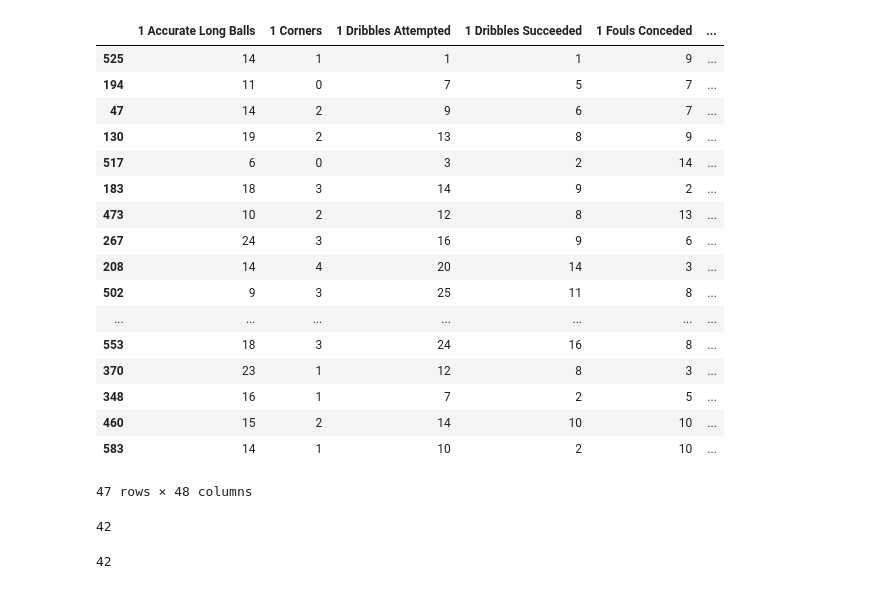
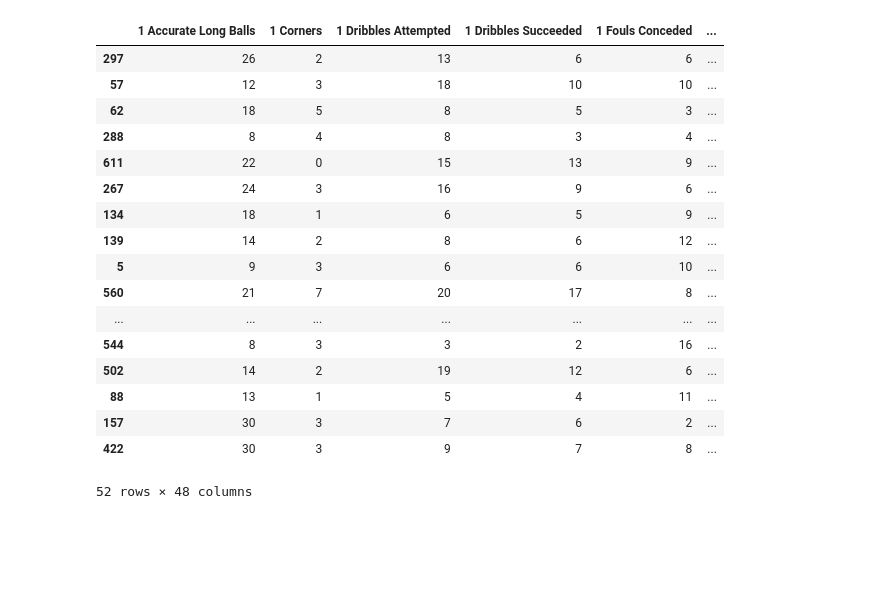
Before and after one commit to ido-tzhori/Soccer-Stats, a Jupyter notebook: Half Predict pt 2.ipynb, the cells around one changed output. Cells and saved outputs as stored; diff of their text form; code cells hidden in the pictures; blank space fills up the shorter version.

```diff
--- a/Half Predict pt 2.ipynb
+++ b/Half Predict pt 2.ipynb
@@ -40,12 +49,25 @@ df.groupby(['winner']).count()[['1 Goals', '2 Goals','1 Possession','2 Possessio
+# %%
+preddf = data.copy()
 # %%
-for i in range(3):
-    for index, row in df.iterrows():
+for i in range(5):
+    for index, row in preddf.iterrows():
         if bool(random.getrandbits(1)):
-            row1 = df.iloc[index]
+            row1 = preddf.iloc[index]
             row1[:21], row1[21:-2] = row1[21:-2], row1[:21].copy()
             row1[-2] = 1 if row1[-2] == 2 else 2 if row1[-2] == 1 else 0
             row1[-1] = 1 if row1[-1] == 2 else 2 if row1[-1] == 1 else 0
-            df.iloc[index] = row1
+            preddf.iloc[index] = row1
+# %%
+preddf2 = preddf.copy()
+
+for index, row in preddf2.iterrows():
+    row1 = preddf2.iloc[index]
+    row1[:21], row1[21:-2] = row1[21:-2], row1[:21].copy()
+    row1[-2] = 1 if row1[-2] == 2 else 2 if row1[-2] == 1 else 0
+    row1[-1] = 1 if row1[-1] == 2 else 2 if row1[-1] == 1 else 0
+    preddf2.iloc[index] = row1
+# %%
+df = preddf#.append(preddf2)
 # %%
 features = df.iloc[: , :-2]
 target = df.winner
@@ -142,31 +148,23 @@ X_test
 # %%
-X_test[X_test['winner'] != X_test['predicted']].head(50)
+X_test[X_test['winner'] != X_test['predicted']]
 # %% [output]
 |  | 1 Accurate Long Balls | 1 Corners | 1 Dribbles Attempted | 1 Dribbles Succeeded | 1 Fouls Conceded | ... |
-| 525 | 14 | 1 | 1 | 1 | 9 | ... |
-| 194 | 11 | 0 | 7 | 5 | 7 | ... |
-| 47 | 14 | 2 | 9 | 6 | 7 | ... |
-| 130 | 19 | 2 | 13 | 8 | 9 | ... |
-| 517 | 6 | 0 | 3 | 2 | 14 | ... |
-| 183 | 18 | 3 | 14 | 9 | 2 | ... |
-| 473 | 10 | 2 | 12 | 8 | 13 | ... |
+| 297 | 26 | 2 | 13 | 6 | 6 | ... |
+| 57 | 12 | 3 | 18 | 10 | 10 | ... |
+| 62 | 18 | 5 | 8 | 5 | 3 | ... |
+| 288 | 8 | 4 | 8 | 3 | 4 | ... |
+| 611 | 22 | 0 | 15 | 13 | 9 | ... |
 | 267 | 24 | 3 | 16 | 9 | 6 | ... |
-| 208 | 14 | 4 | 20 | 14 | 3 | ... |
-| 502 | 9 | 3 | 25 | 11 | 8 | ... |
+| 134 | 18 | 1 | 6 | 5 | 9 | ... |
+| 139 | 14 | 2 | 8 | 6 | 12 | ... |
+| 5 | 9 | 3 | 6 | 6 | 10 | ... |
+| 560 | 21 | 7 | 20 | 17 | 8 | ... |
 | ... | ... | ... | ... | ... | ... | ... |
-| 553 | 18 | 3 | 24 | 16 | 8 | ... |
-| 370 | 23 | 1 | 12 | 8 | 3 | ... |
-| 348 | 16 | 1 | 7 | 2 | 5 | ... |
-| 460 | 15 | 2 | 14 | 10 | 10 | ... |
-| 583 | 14 | 1 | 10 | 2 | 10 | ... |
+| 544 | 8 | 3 | 3 | 2 | 16 | ... |
+| 502 | 14 | 2 | 19 | 12 | 6 | ... |
+| 88 | 13 | 1 | 5 | 4 | 11 | ... |
+| 157 | 30 | 3 | 7 | 6 | 2 | ... |
+| 422 | 30 | 3 | 9 | 7 | 8 | ... |
-47 rows × 48 columns
+52 rows × 48 columns
-# %%
-len(model.coef_[0])
-# %% [output]
-42
-# %%
-model.n_features_in_
-# %% [output]
-42
 # %%
 impf = {}
```
Also changed, not shown: parts of 20 cells of this notebook, 1 other file.
